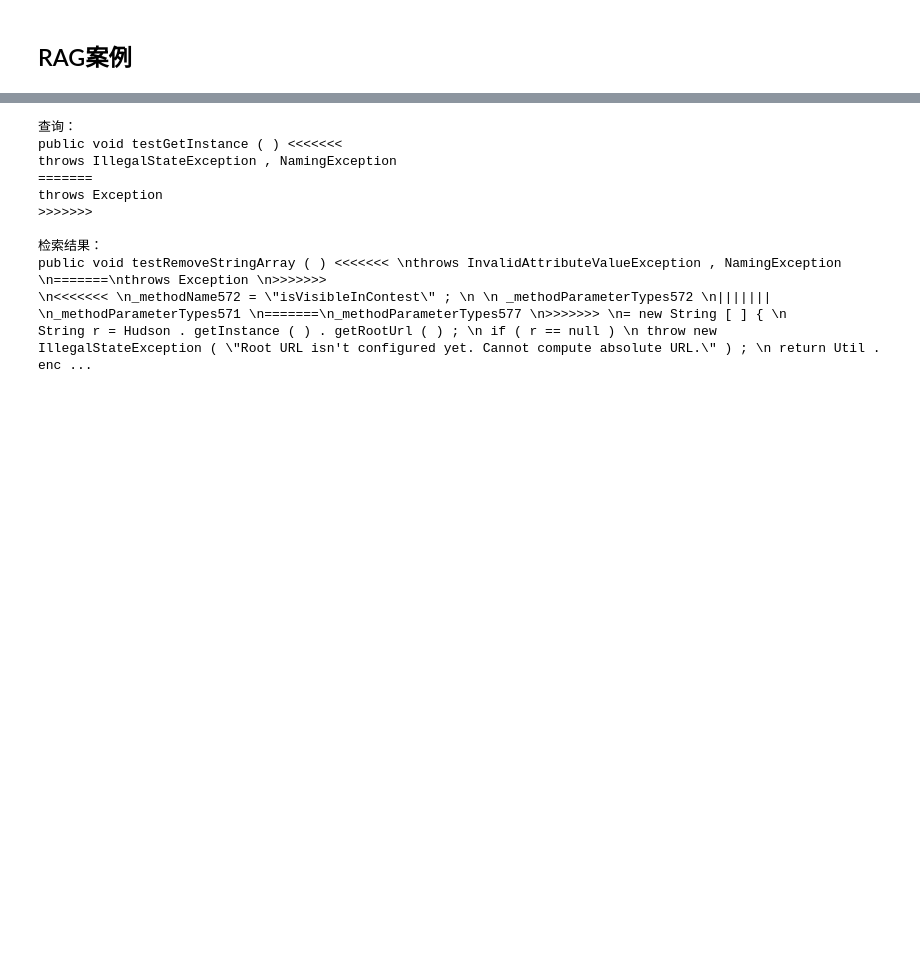
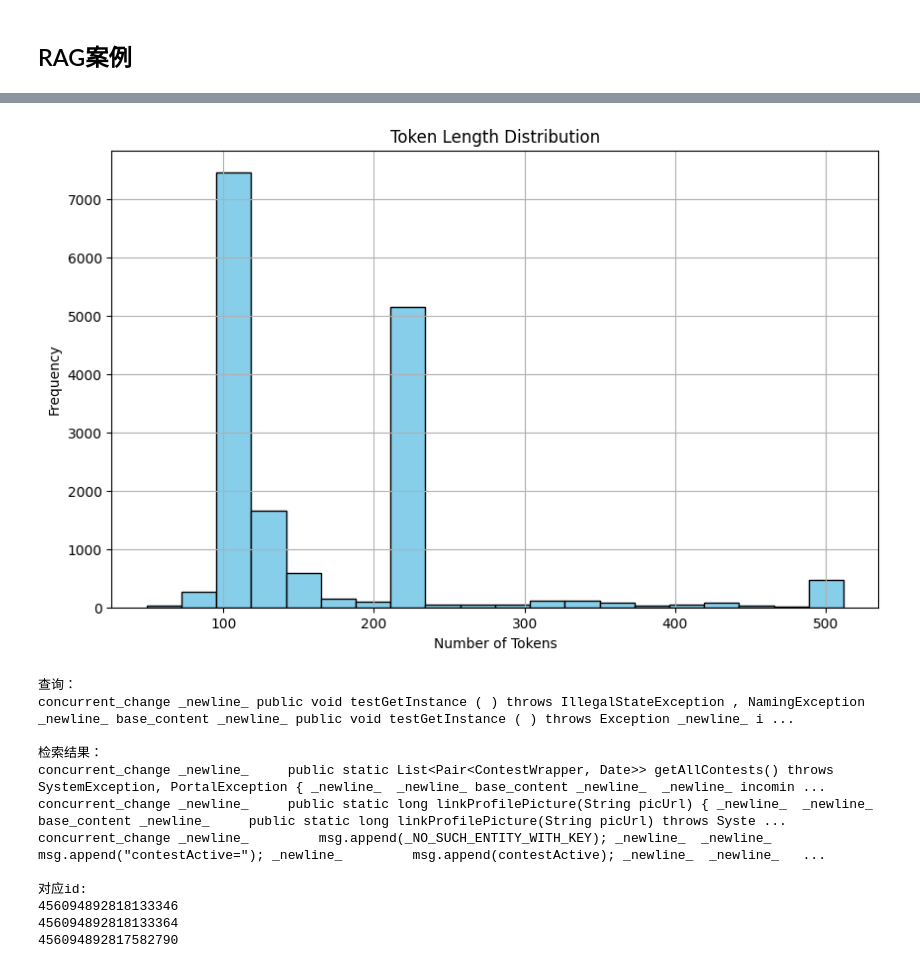
Before and after one commit to HideInBlack/repomerge, a Jupyter notebook: vector-database.ipynb, the cells around one changed output, grey strips where cells are left out. Saved outputs shown, nothing was run; the diff lists cells and outputs as text; code cells hidden in the pictures; blank space fills up the shorter version.

```diff
--- a/vector-database.ipynb
+++ b/vector-database.ipynb
@@ -117,3 +218,28 @@ for title in tqdm(news):
+# %%
+import matplotlib.pyplot as plt
+
+# 读取 output.txt 文件并获取每行文本
+with open("dataset/repoLevel/XCoLab_Conflicts.txt", "r", encoding="utf-8") as file:
+    lines = file.readlines()
+
+# 统计每行的token数量
+token_counts = []
+for line in tqdm(lines):
+    # 对每行文本进行tokenization
+    inputs = tokenizer(line.strip(), padding=True, truncation=True, return_tensors="pt")
+    token_count = len(inputs["input_ids"][0])  # 获取token数量
+    token_counts.append(token_count)
+
+# 绘制token数量分布的柱状图
+plt.figure(figsize=(10, 6))
+plt.hist(token_counts, bins=20, color='skyblue', edgecolor='black')  # 20个bins
+plt.title("Token Length Distribution")
+plt.xlabel("Number of Tokens")
+plt.ylabel("Frequency")
+plt.grid(True)
+plt.show()
+# %% [output]
+[figure, added]
 # %%
 from pymilvus import (
     utility,
@@ -140,21 +274,26 @@ result = client.hybrid_search("vector_demo", reqs, ranker=rerank, limit=3, outpu
 # %%
-related_news = "\n".join([x["entity"]["chunk_content"] for x in result[0]])
+related_conflict = "\n".join([x["entity"]["chunk_content"] for x in result[0]])
+related_conflictId = "\n".join([str(x["entity"]["id"]) for x in result[0]])
 prompt = f"""查询：
 {query}
 
 检索结果：
-{related_news}
+{related_conflict}
+
+对应id:
+{related_conflictId}
 """
 print(prompt)
 # %% [output]
 查询：
-public void testGetInstance ( ) <<<<<<<
-throws IllegalStateException , NamingException
-=======
-throws Exception
->>>>>>>
+concurrent_change _newline_ public void testGetInstance ( ) throws IllegalStateException , NamingException _newline_ base_content _newline_ public void testGetInstance ( ) throws Exception _newline_ i ...
 
 检索结果：
-public void testRemoveStringArray ( ) <<<<<<< \nthrows InvalidAttributeValueException , NamingException \n=======\nthrows Exception \n>>>>>>>
-\n<<<<<<< \n_methodName572 = \"isVisibleInContest\" ; \n \n _methodParameterTypes572 \n||||||| \n_methodParameterTypes571 \n=======\n_methodParameterTypes577 \n>>>>>>> \n= new String [ ] { \n
-String r = Hudson . getInstance ( ) . getRootUrl ( ) ; \n if ( r == null ) \n throw new IllegalStateException ( \"Root URL isn't configured yet. Cannot compute absolute URL.\" ) ; \n return Util . enc ...
+concurrent_change _newline_     public static List<Pair<ContestWrapper, Date>> getAllContests() throws SystemException, PortalException { _newline_  _newline_ base_content _newline_  _newline_ incomin ...
+concurrent_change _newline_     public static long linkProfilePicture(String picUrl) { _newline_  _newline_ base_content _newline_     public static long linkProfilePicture(String picUrl) throws Syste ...
+concurrent_change _newline_         msg.append(_NO_SUCH_ENTITY_WITH_KEY); _newline_  _newline_         msg.append("contestActive="); _newline_         msg.append(contestActive); _newline_  _newline_   ...
+
+对应id:
+456094892818133346
+456094892818133364
+456094892817582790
```
Also changed, not shown: parts of 6 cells of this notebook, 4 other files.
